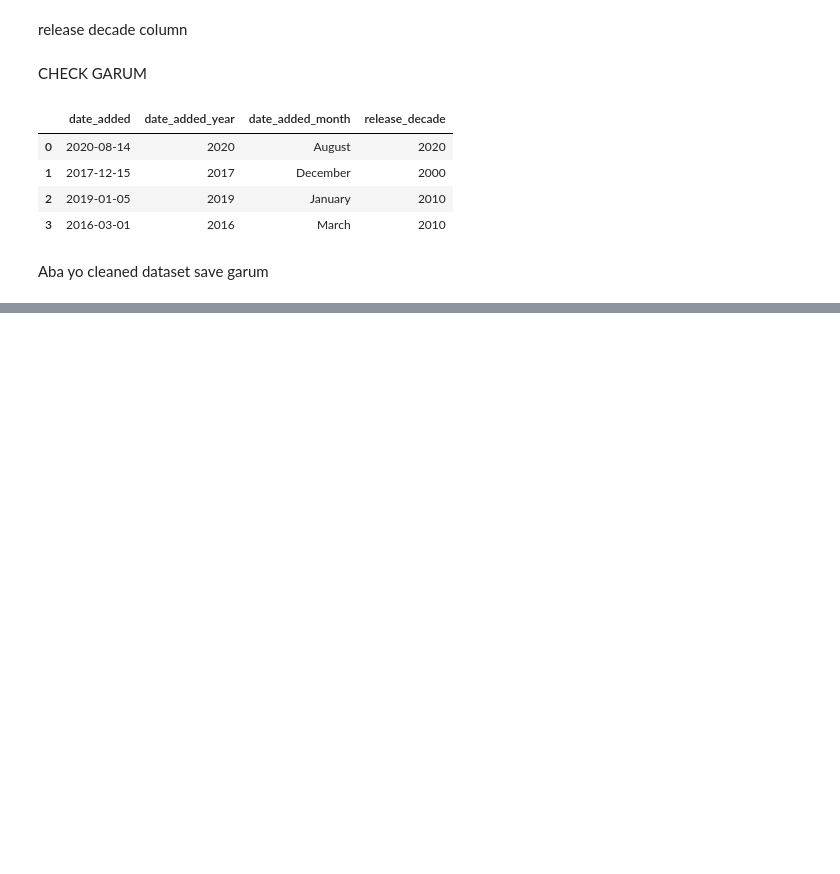
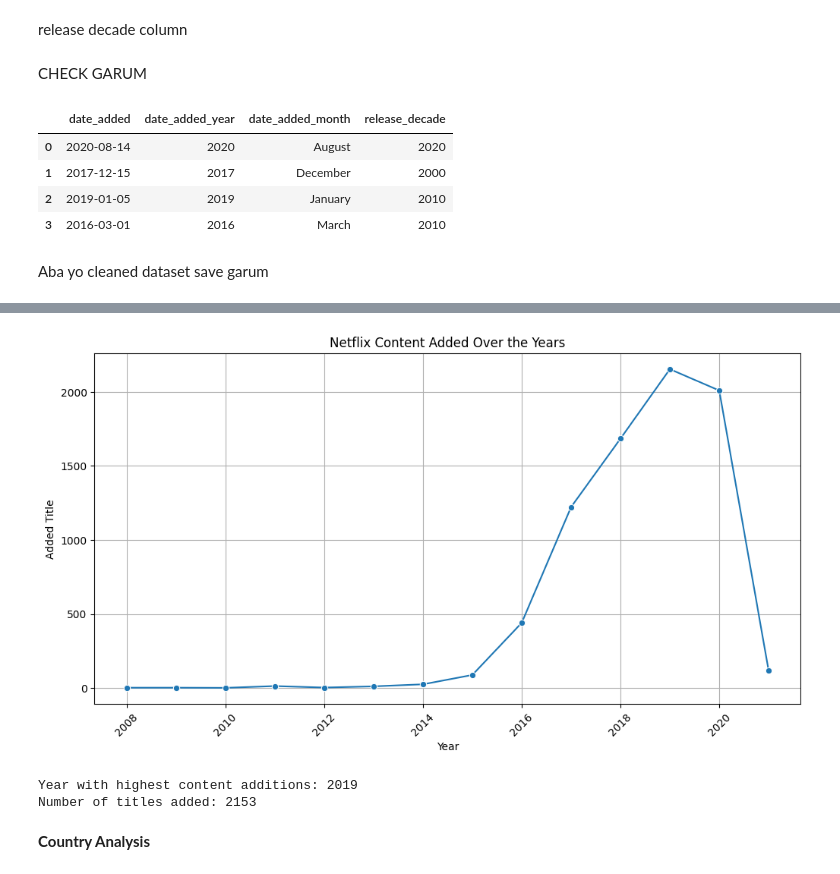
Before and after one commit to Kaini9/Certification-task, a Jupyter notebook: NoteBook/Certification_Task.ipynb, the cells around one changed output, grey strips where cells are left out. Saved outputs shown, nothing was run; the diff lists cells and outputs as text; code cells hidden in the pictures; blank space fills up the shorter version.

```diff
--- a/NoteBook/Certification_Task.ipynb
+++ b/NoteBook/Certification_Task.ipynb
@@ -319,0 +359,32 @@ df_clean.to_csv('Netflix_Cleaned.csv', index=False)
+# %%
+yearly_content = df_clean['date_added_year'].value_counts().sort_index()
+
+plt.figure(figsize=(12, 6))
+
+sns.lineplot(
+    x=yearly_content.index,
+    y=yearly_content.values,
+    marker='o'
+)
+
+plt.title('Netflix Content Added Over the Years')
+
+plt.xlabel('Year')
+
+plt.ylabel('Added Title')
+
+plt.xticks(rotation=45)
+
+plt.grid(True)
+
+plt.show()
+# %% [output]
+[figure, added]
+# %%
+print("Year with highest content additions:",yearly_content.idxmax())
+print("Number of titles added:",yearly_content.max())
+# %% [output]
+Year with highest content additions: 2019
+Number of titles added: 2153
+# %% [markdown]
+**Country Analysis**
```
Also changed, not shown: parts of 13 cells of this notebook.
